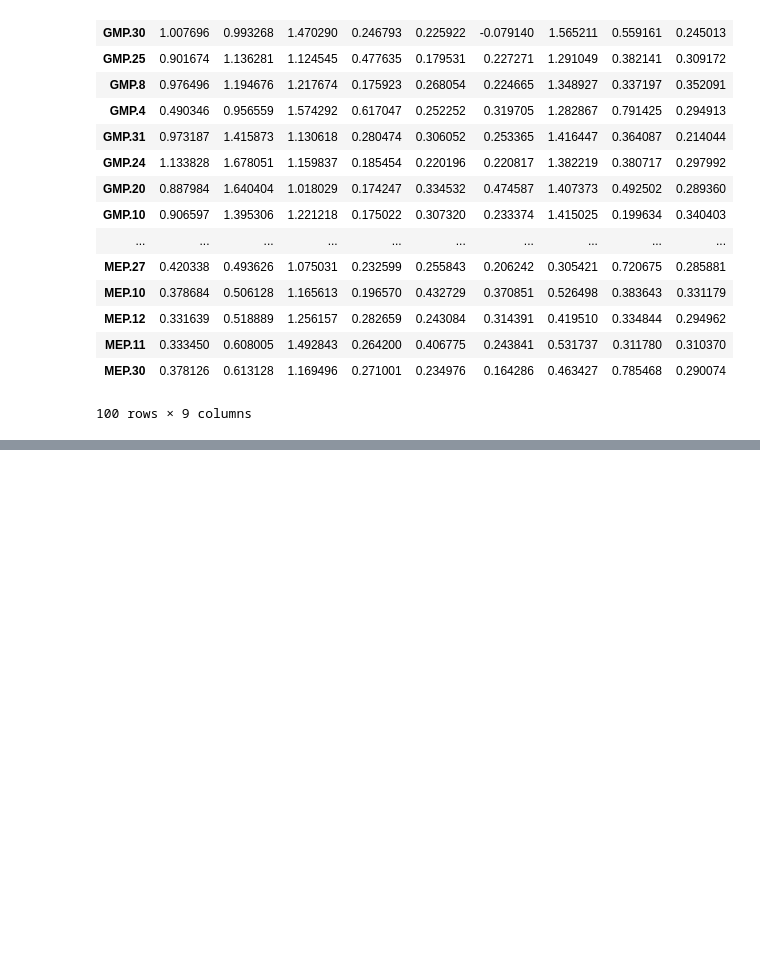
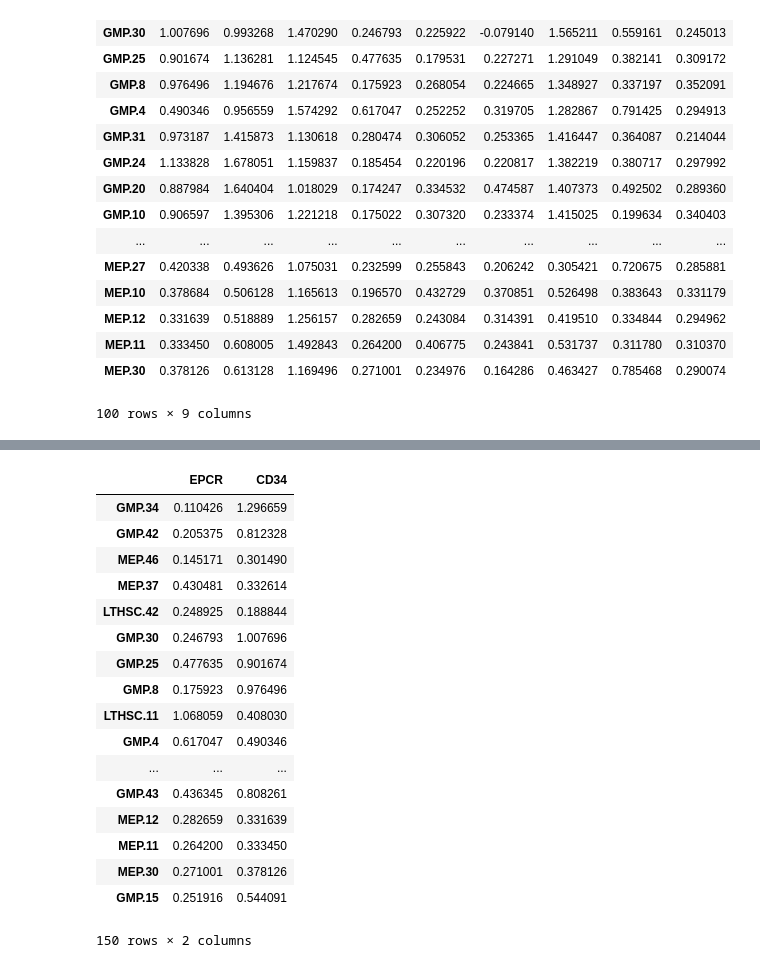
Before and after one commit to StemTBioinf/python_workshop, a Jupyter notebook: notebooks/notebook_6_pandas_II.ipynb, the cells around one changed output, grey strips where cells are left out. Drawn from its saved outputs; the diff is of its cells as text; code cells hidden in the pictures; blank space fills up the shorter version.

Commit message:
pandas

```diff
--- a/notebooks/notebook_6_pandas_II.ipynb
+++ b/notebooks/notebook_6_pandas_II.ipynb
@@ -282,3 +337,6 @@ merged_gmp_mep_data
 | MEP.11 | 0.333450 | 0.608005 | 1.492843 | 0.264200 | 0.406775 | 0.243841 | 0.531737 | 0.311780 | 0.310370 |
 | MEP.30 | 0.378126 | 0.613128 | 1.169496 | 0.271001 | 0.234976 | 0.164286 | 0.463427 | 0.785468 | 0.290074 |
 100 rows × 9 columns
+# %%
+cd34_data = data[['CD34']]
+cd34_data.head()
@@ -284,0 +350,3 @@ merged_gmp_mep_data
+# %%
+epcr_data = data[['EPCR']]
+epcr_data.head()
@@ -284,0 +360,21 @@ merged_gmp_mep_data
+# %%
+pandas.concat([epcr_data, cd34_data], axis=1)
+# %% [output]
+|  | EPCR | CD34 |
+| GMP.34 | 0.110426 | 1.296659 |
+| GMP.42 | 0.205375 | 0.812328 |
+| MEP.46 | 0.145171 | 0.301490 |
+| MEP.37 | 0.430481 | 0.332614 |
+| LTHSC.42 | 0.248925 | 0.188844 |
+| GMP.30 | 0.246793 | 1.007696 |
+| GMP.25 | 0.477635 | 0.901674 |
+| GMP.8 | 0.175923 | 0.976496 |
+| LTHSC.11 | 1.068059 | 0.408030 |
+| GMP.4 | 0.617047 | 0.490346 |
+| ... | ... | ... |
+| GMP.43 | 0.436345 | 0.808261 |
+| MEP.12 | 0.282659 | 0.331639 |
+| MEP.11 | 0.264200 | 0.333450 |
+| MEP.30 | 0.271001 | 0.378126 |
+| GMP.15 | 0.251916 | 0.544091 |
+150 rows × 2 columns
```
Also changed, not shown: parts of 12 cells of this notebook, 2 other files.
